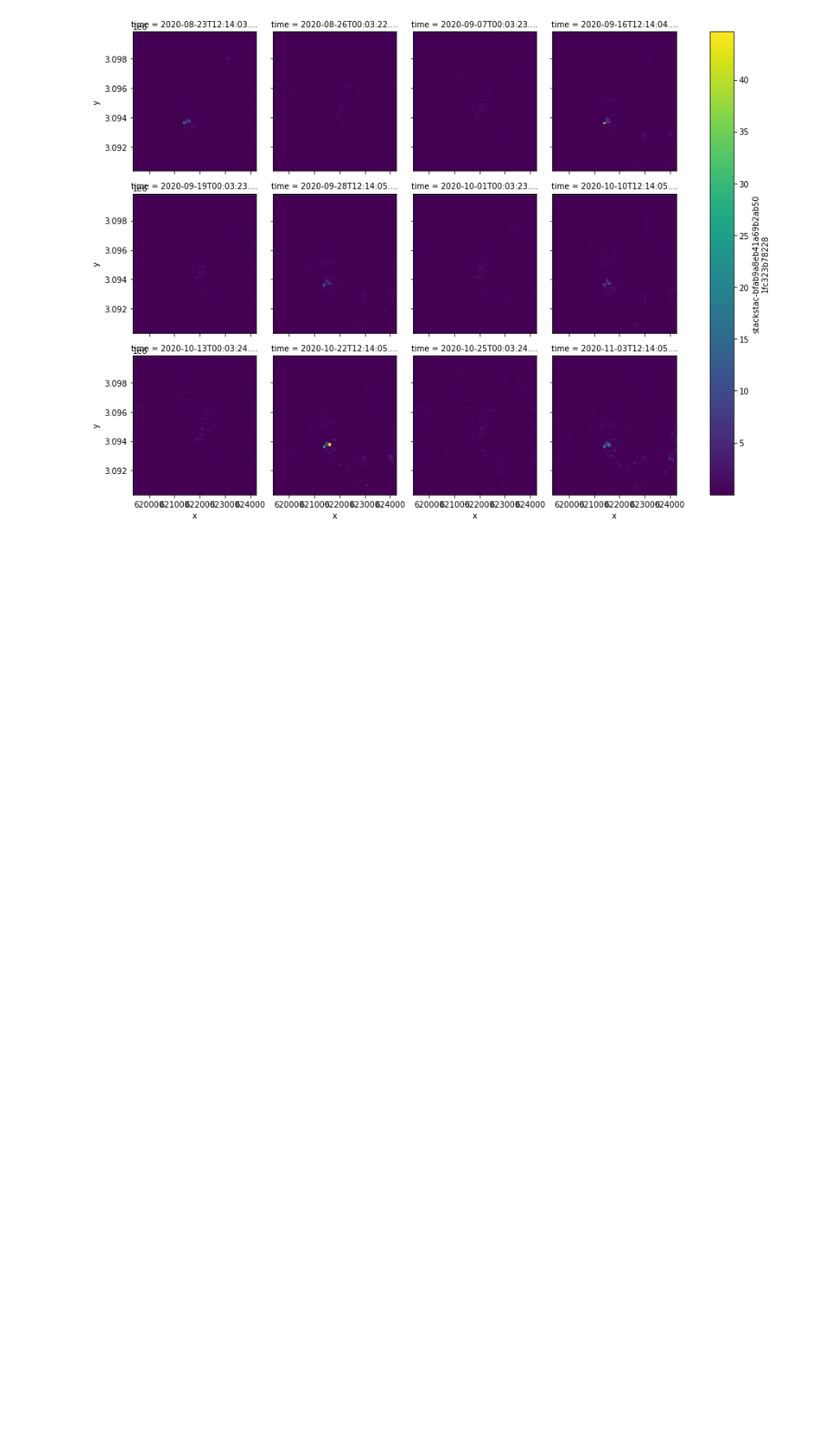
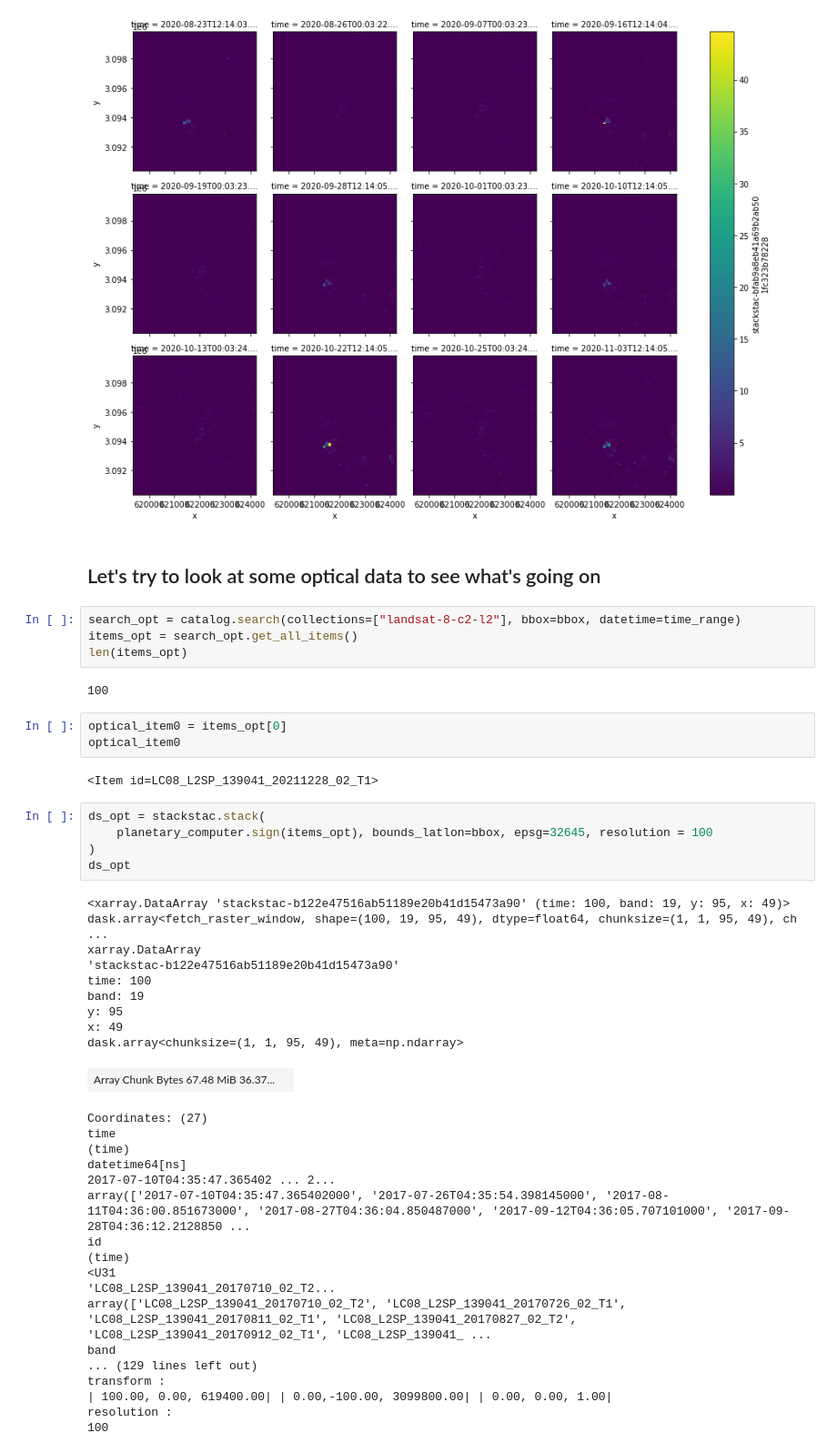
Before and after one commit to e-marshall/s1_book, a Jupyter notebook: s1_explore.ipynb, the cells around one changed output. Shown at 91% size. Cells and saved outputs as stored; diff of their text form; blank space fills up the shorter version.

```diff
--- a/s1_explore.ipynb
+++ b/s1_explore.ipynb
@@ -293,3 +293,48 @@ fg = ds.sel(band = 'vh').isel(time=slice(0,12)).plot(
     col='time', col_wrap =4)
 # %% [output]
 [figure]
+# %% [markdown]
+## Let's try to look at some optical data to see what's going on
+# %%
+search_opt = catalog.search(collections=["landsat-8-c2-l2"], bbox=bbox, datetime=time_range)
+items_opt = search_opt.get_all_items()
+len(items_opt)
+# %% [output]
+100
+# %%
+optical_item0 = items_opt[0]
+optical_item0
+# %% [output]
+<Item id=LC08_L2SP_139041_20211228_02_T1>
+# %%
+ds_opt = stackstac.stack(
+    planetary_computer.sign(items_opt), bounds_latlon=bbox, epsg=32645, resolution = 100
+)
+ds_opt
+# %% [output]
+<xarray.DataArray 'stackstac-b122e47516ab51189e20b41d15473a90' (time: 100, band: 19, y: 95, x: 49)> dask.array<fetch_raster_window, shape=(100, 19, 95, 49), dtype=float64, chunksize=(1, 1, 95, 49), ch ...
+xarray.DataArray
+'stackstac-b122e47516ab51189e20b41d15473a90'
+time: 100
+band: 19
+y: 95
+x: 49
+dask.array<chunksize=(1, 1, 95, 49), meta=np.ndarray>
+| Array Chunk Bytes 67.48 MiB 36.37... |  |
+Coordinates: (27)
+time
+(time)
+datetime64[ns]
+2017-07-10T04:35:47.365402 ... 2...
+array(['2017-07-10T04:35:47.365402000', '2017-07-26T04:35:54.398145000', '2017-08-11T04:36:00.851673000', '2017-08-27T04:36:04.850487000', '2017-09-12T04:36:05.707101000', '2017-09-28T04:36:12.2128850 ...
+id
+(time)
+<U31
+'LC08_L2SP_139041_20170710_02_T2...
+array(['LC08_L2SP_139041_20170710_02_T2', 'LC08_L2SP_139041_20170726_02_T1', 'LC08_L2SP_139041_20170811_02_T1', 'LC08_L2SP_139041_20170827_02_T2', 'LC08_L2SP_139041_20170912_02_T1', 'LC08_L2SP_139041_ ...
+band
+... (129 lines left out)
+transform :
+| 100.00, 0.00, 619400.00| | 0.00,-100.00, 3099800.00| | 0.00, 0.00, 1.00|
+resolution :
+100
```
Also changed, not shown: parts of 2 cells of this notebook.
